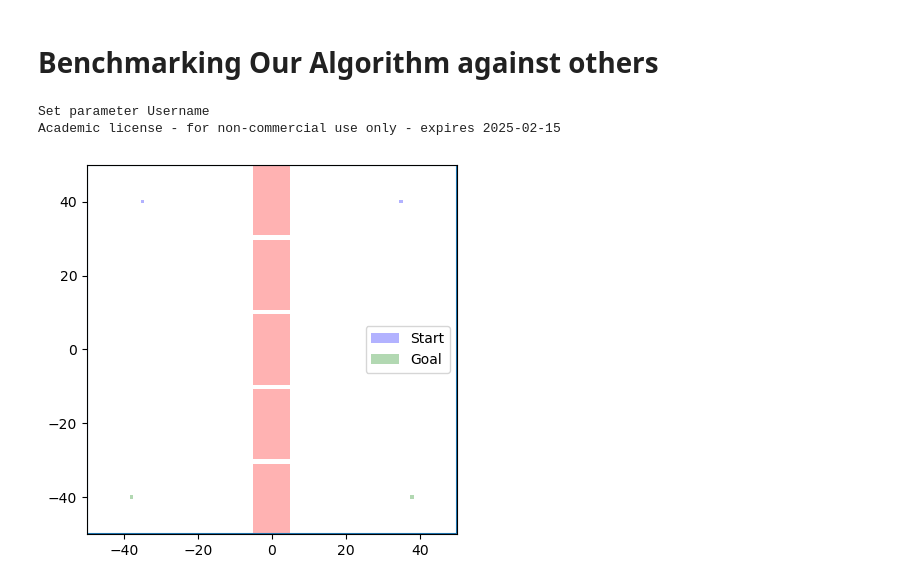
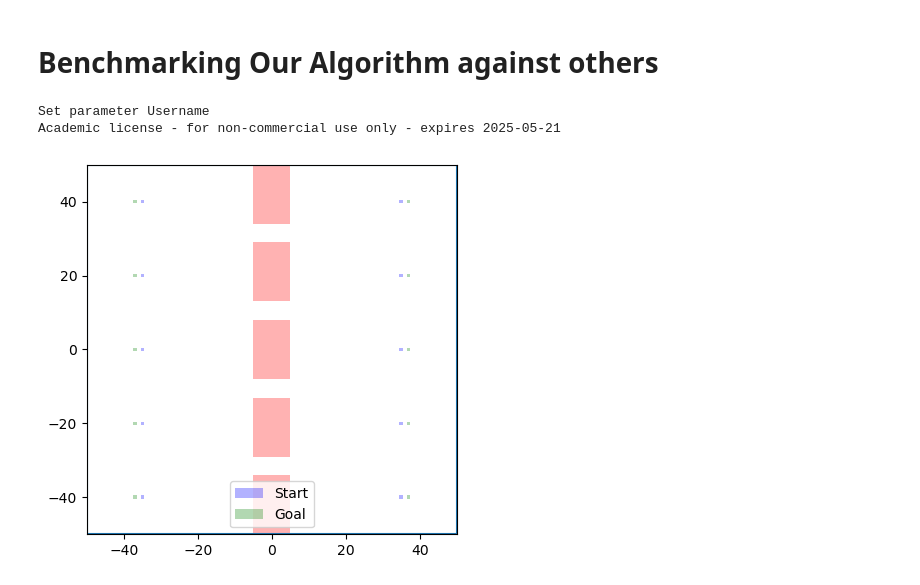
Before and after one commit to CoNG-harvard/PA-Nav, a Jupyter notebook: notebooks_playground/Multi-tunnel Large.ipynb, the cells around one changed output. Drawn from its saved outputs; the diff is of its cells as text; code cells hidden in the pictures.

```diff
--- a/notebooks_playground/Multi-tunnel Large.ipynb
+++ b/notebooks_playground/Multi-tunnel Large.ipynb
@@ -19,14 +19,14 @@ import pickle as pkl
 %autoreload 2
 # %%
 bloating_r = 0.5
-N = 2
-env = MultiTunnelEnv(n_tunnel = 4, tunnel_width = bloating_r*2.5, N_agent = N,wallthickness=10,limits=[(-50,50),(-50,50)])
+N = 10
+env = MultiTunnelEnv(n_tunnel = 4, tunnel_width = bloating_r*10, N_agent = N,wallthickness=10,limits=[(-50,50),(-50,50)])
 HG = HybridGraph(env,bloating_r)
 draw_env(HG.env,show_agent_ID=False)
 # %% [output]
 Set parameter Username
-Academic license - for non-commercial use only - expires 2025-02-15
+Academic license - for non-commercial use only - expires 2025-05-21
-[figure, old version]
+[figure, new version]
 # %%
 
 bloating_r = 0.5
```
Also changed, not shown: parts of 2 cells of this notebook, 27 other files.
